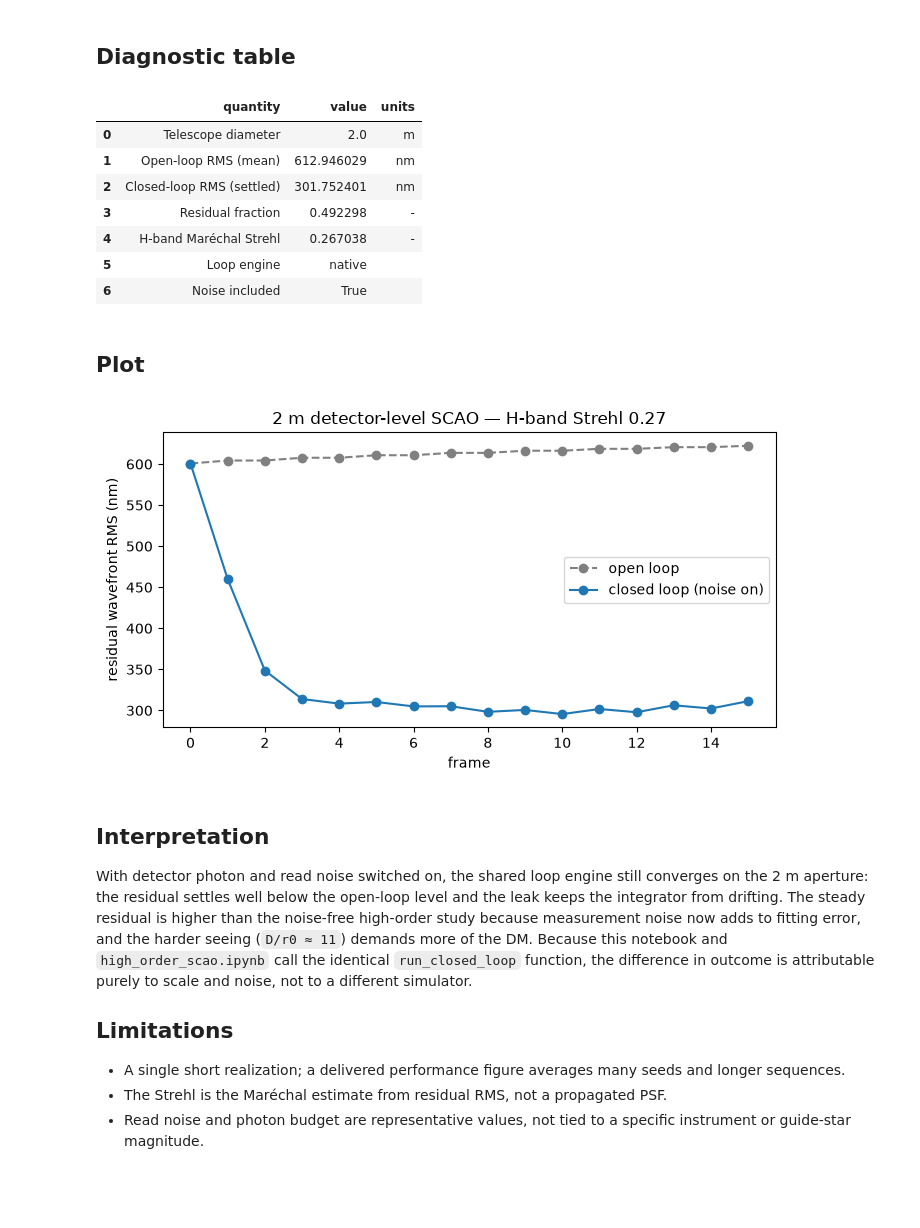
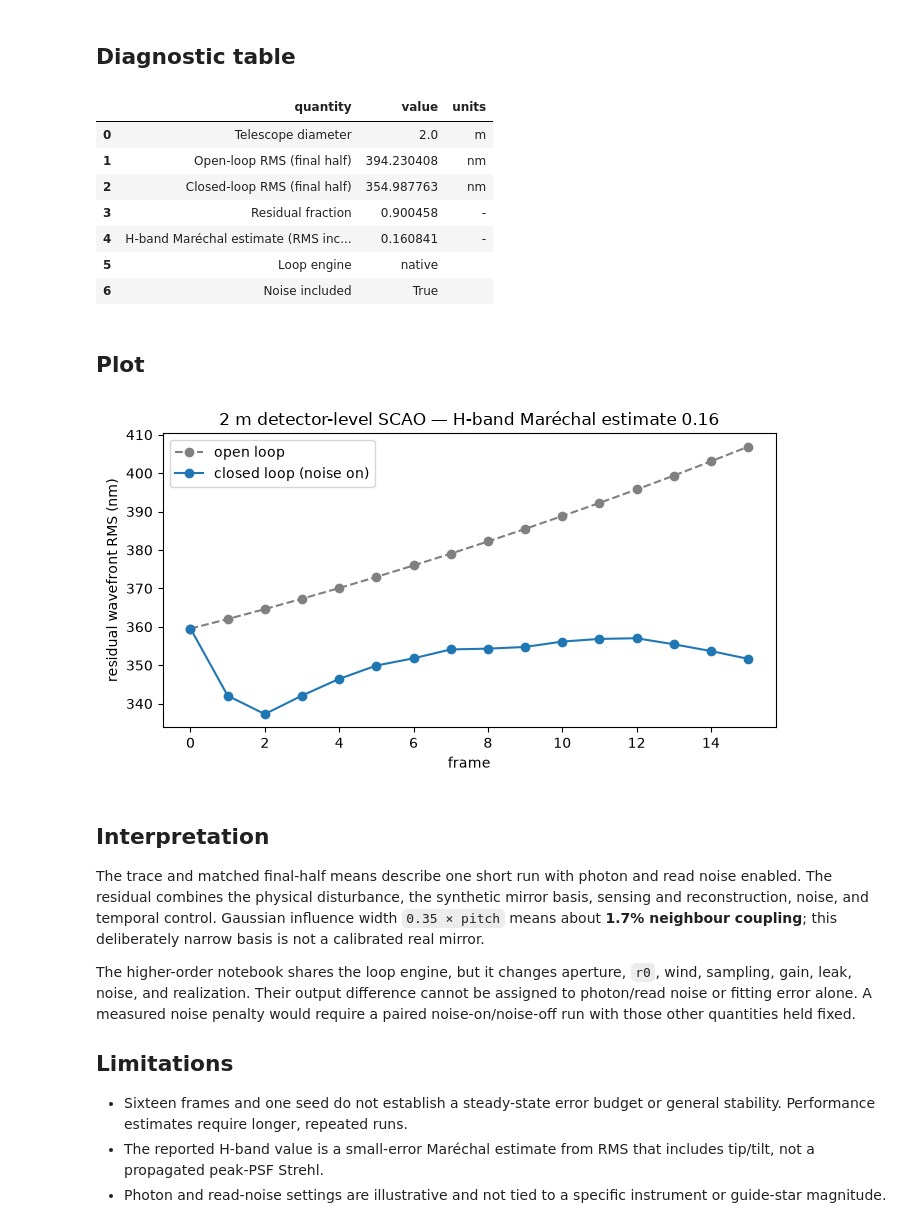
Before and after one commit to xhvoid/Shack-Hartmann-AO-Simulation, a Jupyter notebook: notebooks/studies/detector_level_2m.ipynb, the cells around one changed output. Saved outputs shown, nothing was run; the diff lists cells and outputs as text; code cells hidden in the pictures; blank space fills up the shorter version.

Commit message:
Fix atmosphere replay and PSF-width calculations
[skip ci]

```diff
--- a/notebooks/studies/detector_level_2m.ipynb
+++ b/notebooks/studies/detector_level_2m.ipynb
@@ -76,7 +77,7 @@ mirror = build_native_deformable_mirror(
     DMConfig(
         telescope_diameter_m=TELESCOPE_DIAMETER_M,
         n_actuators_across=N_ACTUATORS_ACROSS,
-        coupling_width_pitch=0.35,
+        coupling_width_pitch=0.35,  # Synthetic narrow Gaussian basis (~1.7% coupling).
         stroke_limit_nm=20000.0,
     ),
 )
@@ -90,6 +91,10 @@ interaction = calibrate_interaction_matrix(
 atmosphere = FrozenFlowAtmosphere(
     FrozenFlowAtmosphereConfig(
         grid_size=geometry.pupil_shape[0],
+        screen_grid_size=3 * geometry.pupil_shape[0],
+        spectrum_model=SPECTRUM_SUBHARMONIC_V2,
+        translation_model=TRANSLATION_FOURIER_SUBPIXEL_V2,
+        normalize_rms=False,
         delta_m=pupil.pixel_spacing_xy_m[0],
         pupil_diameter_m=TELESCOPE_DIAMETER_M,
         r0_m=0.18,
@@ -139,10 +147,10 @@ strehl = float(np.exp(-((2 * np.pi * settled / SCIENCE_WAVELENGTH_M) ** 2)))
 table = pd.DataFrame(
     [
         ("Telescope diameter", TELESCOPE_DIAMETER_M, "m"),
-        ("Open-loop RMS (mean)", float(np.mean(open_loop)) * 1e9, "nm"),
-        ("Closed-loop RMS (settled)", settled * 1e9, "nm"),
-        ("Residual fraction", settled / float(np.mean(open_loop)), "-"),
-        ("H-band Maréchal Strehl", strehl, "-"),
+        ("Open-loop RMS (final half)", open_settled * 1e9, "nm"),
+        ("Closed-loop RMS (final half)", settled * 1e9, "nm"),
+        ("Residual fraction", settled / open_settled, "-"),
+        ("H-band Maréchal estimate (RMS includes tilt)", strehl, "-"),
         ("Loop engine", history.metadata["backend_names"]["dm"], ""),
         ("Noise included", True, ""),
     ],
@@ -152,10 +160,10 @@ table
 # %% [output]
 |  | quantity | value | units |
 | 0 | Telescope diameter | 2.0 | m |
-| 1 | Open-loop RMS (mean) | 612.946029 | nm |
-| 2 | Closed-loop RMS (settled) | 301.752401 | nm |
-| 3 | Residual fraction | 0.492298 | - |
-| 4 | H-band Maréchal Strehl | 0.267038 | - |
+| 1 | Open-loop RMS (final half) | 394.230408 | nm |
+| 2 | Closed-loop RMS (final half) | 354.987763 | nm |
+| 3 | Residual fraction | 0.900458 | - |
+| 4 | H-band Maréchal estimate (RMS inc... | 0.160841 | - |
 | 5 | Loop engine | native |  |
 | 6 | Noise included | True |  |
 # %% [markdown]
@@ -163,32 +171,36 @@ table
 # %%
 frames = np.arange(N_STEPS)
 figure, axis = plt.subplots(figsize=(7.0, 3.9))
 axis.plot(frames, open_loop * 1e9, "o--", color="0.5", label="open loop")
 axis.plot(frames, closed_loop * 1e9, "o-", color="C0", label="closed loop (noise on)")
 axis.set_xlabel("frame")
 axis.set_ylabel("residual wavefront RMS (nm)")
-axis.set_title(f"2 m detector-level SCAO — H-band Strehl {strehl:.2f}")
+axis.set_title(f"2 m detector-level SCAO — H-band Maréchal estimate {strehl:.2f}")
 axis.legend()
 figure.tight_layout()
 plt.show()
 # %% [output]
-[figure, old version]
+[figure, new version]
 # %% [markdown]
 ## Interpretation
 
-With detector photon and read noise switched on, the shared loop engine still
-converges on the 2 m aperture: the residual settles well below the open-loop
-level and the leak keeps the integrator from drifting. The steady residual is
-higher than the noise-free high-order study because measurement noise now adds
-to fitting error, and the harder seeing (`D/r0 ≈ 11`) demands more of the DM.
-Because this notebook and `high_order_scao.ipynb` call the identical
-`run_closed_loop` function, the difference in outcome is attributable purely to
-scale and noise, not to a different simulator.
+The trace and matched final-half means describe one short run with photon and
+read noise enabled. The residual combines the physical disturbance, the
+synthetic mirror basis, sensing and reconstruction, noise, and temporal
+control. Gaussian influence width `0.35 × pitch` means about **1.7% neighbour
+coupling**; this deliberately narrow basis is not a calibrated real mirror.
+
+The higher-order notebook shares the loop engine, but it changes aperture,
+`r0`, wind, sampling, gain, leak, noise, and realization. Their output difference
+cannot be assigned to photon/read noise or fitting error alone. A measured
+noise penalty would require a paired noise-on/noise-off run with those other
+quantities held fixed.
 
 ## Limitations
 
-- A single short realization; a delivered performance figure averages many
-  seeds and longer sequences.
-- The Strehl is the Maréchal estimate from residual RMS, not a propagated PSF.
-- Read noise and photon budget are representative values, not tied to a
-  specific instrument or guide-star magnitude.
+- Sixteen frames and one seed do not establish a steady-state error budget or
+  general stability. Performance estimates require longer, repeated runs.
+- The reported H-band value is a small-error Maréchal estimate from RMS that
+  includes tip/tilt, not a propagated peak-PSF Strehl.
+- Photon and read-noise settings are illustrative and not tied to a specific
+  instrument or guide-star magnitude.
```
Also changed, not shown: parts of 3 cells of this notebook, 50 other files.
